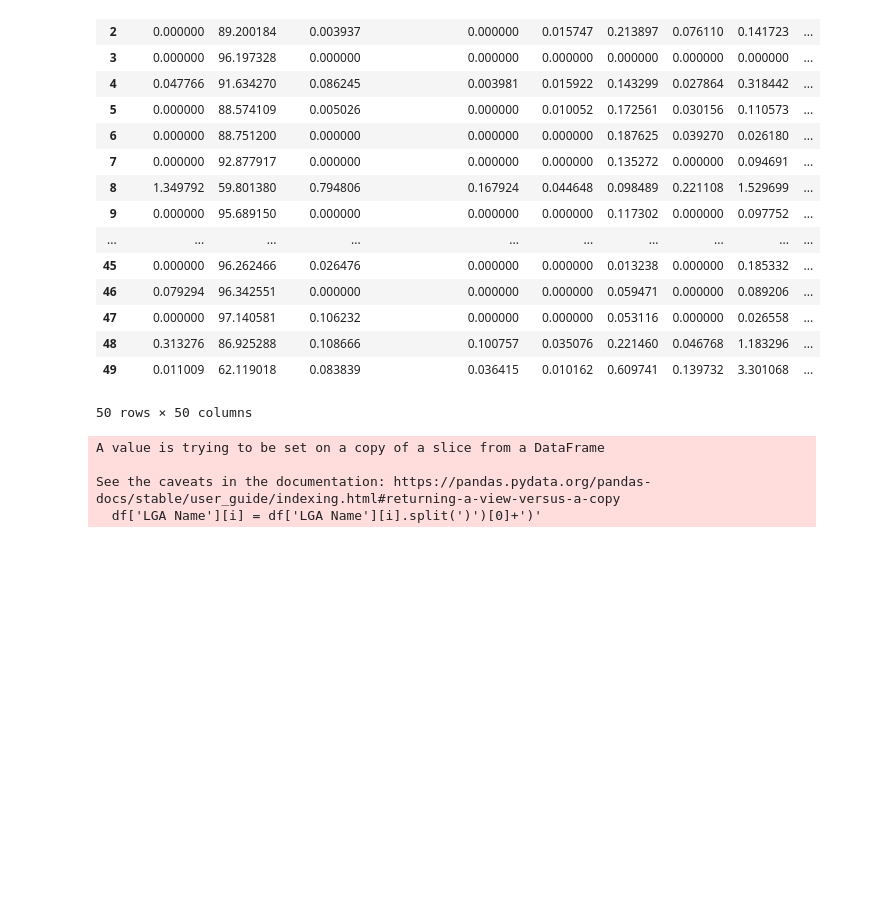
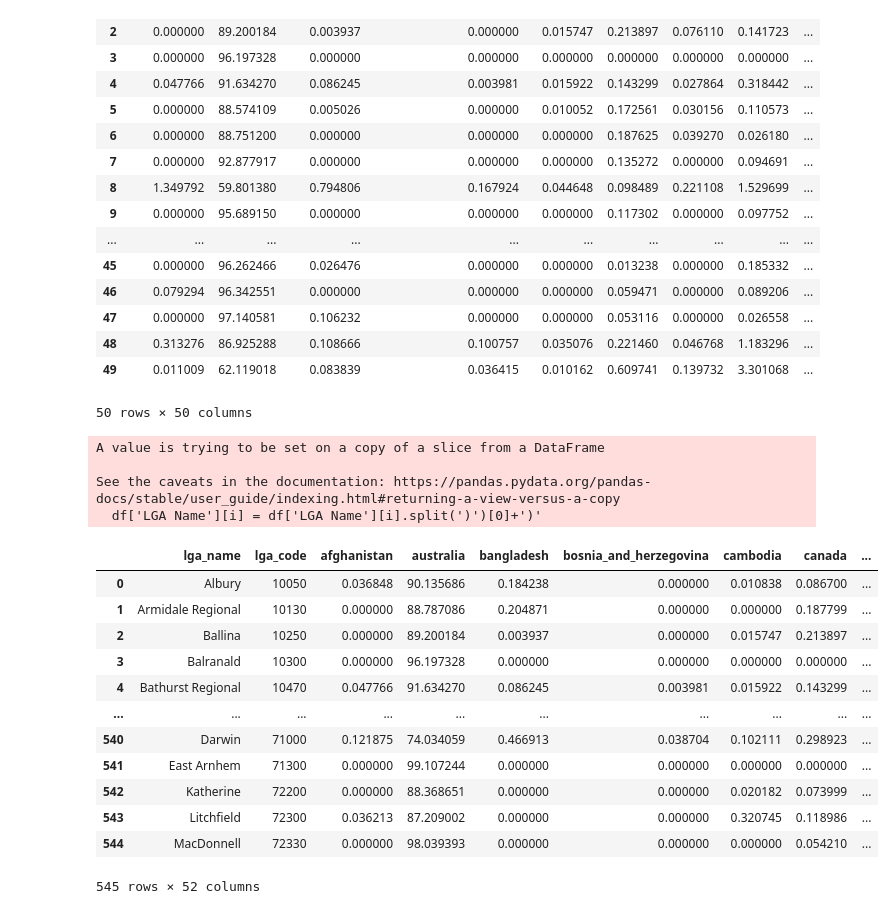
Before and after one commit to dongxinshi/People-of-Aus, a Jupyter notebook: Feature Code/School Search/rawLGADataCleaning.ipynb, the cells around one changed output. Saved outputs shown, nothing was run; the diff lists cells and outputs as text; code cells hidden in the pictures; blank space fills up the shorter version.

```diff
--- a/Feature Code/School Search/rawLGADataCleaning.ipynb
+++ b/Feature Code/School Search/rawLGADataCleaning.ipynb
@@ -125,5 +125,21 @@ for col in df.columns:
     clean_cols.append(col.replace(' ','_').lower())
 
 df.columns = clean_cols
+# %%
+df
+# %% [output]
+|  | lga_name | lga_code | afghanistan | australia | bangladesh | bosnia_and_herzegovina | cambodia | canada | ... |
+| 0 | Albury | 10050 | 0.036848 | 90.135686 | 0.184238 | 0.000000 | 0.010838 | 0.086700 | ... |
+| 1 | Armidale Regional | 10130 | 0.000000 | 88.787086 | 0.204871 | 0.000000 | 0.000000 | 0.187799 | ... |
+| 2 | Ballina | 10250 | 0.000000 | 89.200184 | 0.003937 | 0.000000 | 0.015747 | 0.213897 | ... |
+| 3 | Balranald | 10300 | 0.000000 | 96.197328 | 0.000000 | 0.000000 | 0.000000 | 0.000000 | ... |
+| 4 | Bathurst Regional | 10470 | 0.047766 | 91.634270 | 0.086245 | 0.003981 | 0.015922 | 0.143299 | ... |
+| ... | ... | ... | ... | ... | ... | ... | ... | ... | ... |
+| 540 | Darwin | 71000 | 0.121875 | 74.034059 | 0.466913 | 0.038704 | 0.102111 | 0.298923 | ... |
+| 541 | East Arnhem | 71300 | 0.000000 | 99.107244 | 0.000000 | 0.000000 | 0.000000 | 0.000000 | ... |
+| 542 | Katherine | 72200 | 0.000000 | 88.368651 | 0.000000 | 0.000000 | 0.020182 | 0.073999 | ... |
+| 543 | Litchfield | 72300 | 0.036213 | 87.209002 | 0.000000 | 0.000000 | 0.320745 | 0.118986 | ... |
+| 544 | MacDonnell | 72330 | 0.000000 | 98.039393 | 0.000000 | 0.000000 | 0.000000 | 0.054210 | ... |
+545 rows × 52 columns
 # %%
 df.to_csv('clean_country_of_birth_by_lga.csv',index=False)
```
Also changed, not shown: parts of 1 cell of this notebook, 5 other files.
